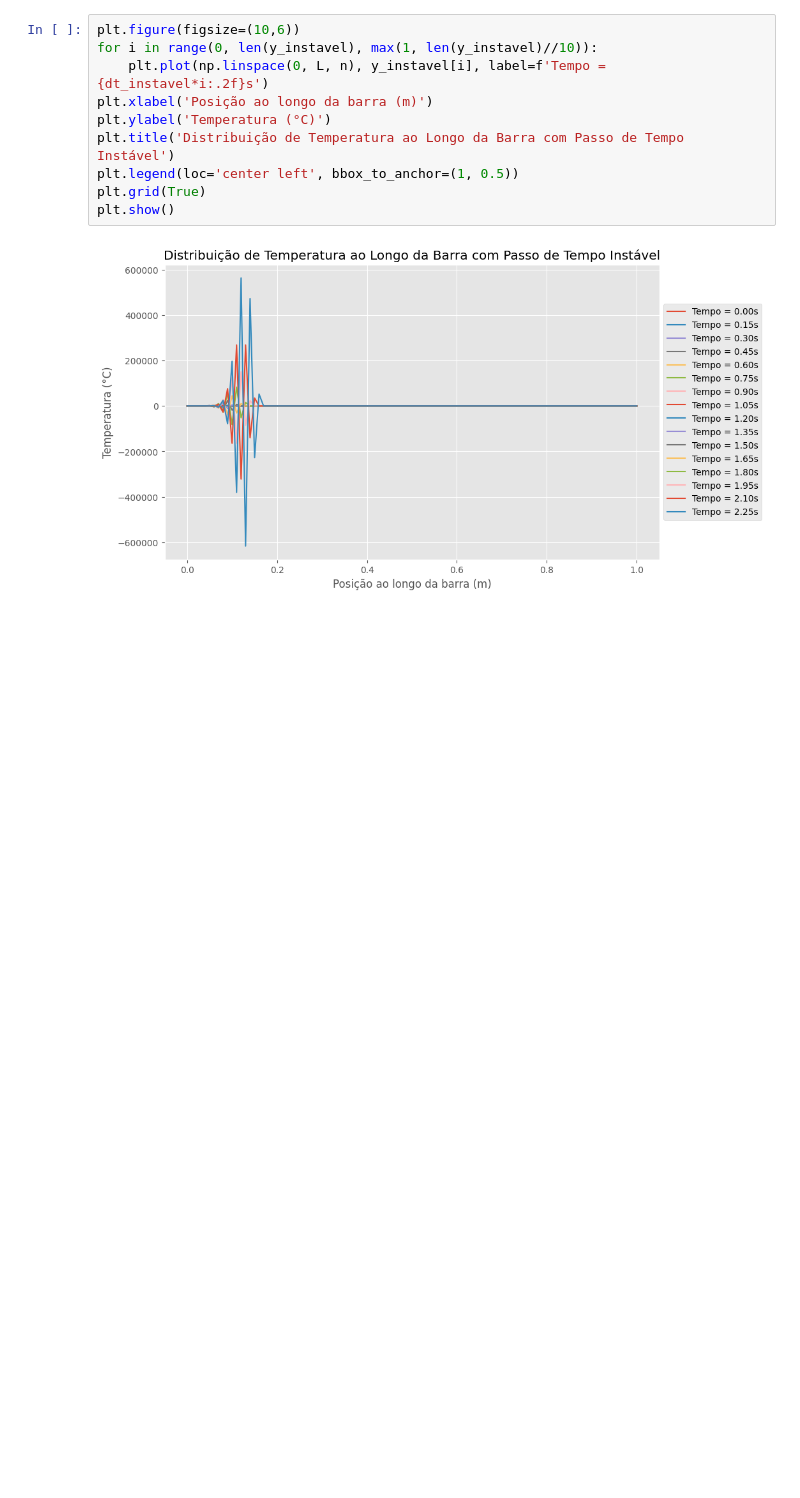
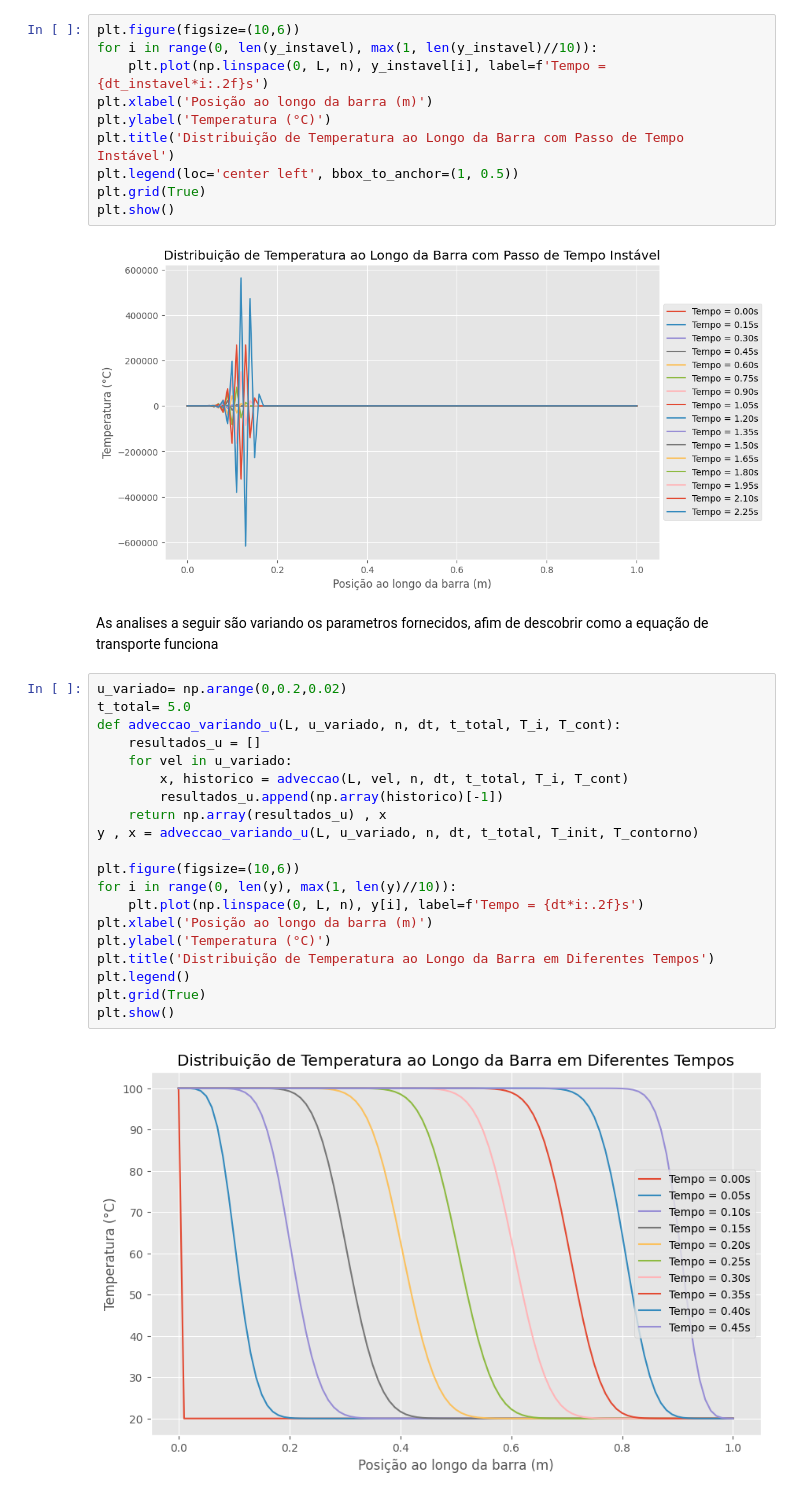
Before and after one commit to italorosq/M-todos-Num-ricos-para-EDO-S-E-EDP-S, a Jupyter notebook: trabalho3.ipynb, the cells around one changed output. Saved outputs shown, nothing was run; the diff lists cells and outputs as text; blank space fills up the shorter version.

Commit message:
feito mais analises variando os parametros e adcionado o dataframe dos resultados

```diff
--- a/trabalho3.ipynb
+++ b/trabalho3.ipynb
@@ -136,3 +154,27 @@ plt.grid(True)
 plt.show()
 # %% [output]
 [figure]
+# %% [markdown]
+As analises a seguir são variando os parametros fornecidos, afim de descobrir como a equação de transporte funciona
+# %%
+u_variado= np.arange(0,0.2,0.02)
+t_total= 5.0
+def adveccao_variando_u(L, u_variado, n, dt, t_total, T_i, T_cont):
+    resultados_u = []
+    for vel in u_variado:
+        x, historico = adveccao(L, vel, n, dt, t_total, T_i, T_cont)
+        resultados_u.append(np.array(historico)[-1])
+    return np.array(resultados_u) , x
+y , x = adveccao_variando_u(L, u_variado, n, dt, t_total, T_init, T_contorno)
+
+plt.figure(figsize=(10,6))
+for i in range(0, len(y), max(1, len(y)//10)):
+    plt.plot(np.linspace(0, L, n), y[i], label=f'Tempo = {dt*i:.2f}s')
+plt.xlabel('Posição ao longo da barra (m)')
+plt.ylabel('Temperatura (°C)')
+plt.title('Distribuição de Temperatura ao Longo da Barra em Diferentes Tempos')
+plt.legend()
+plt.grid(True)
+plt.show()
+# %% [output]
+[figure, added]
```
Also changed, not shown: parts of 6 cells of this notebook, 1 other file.
